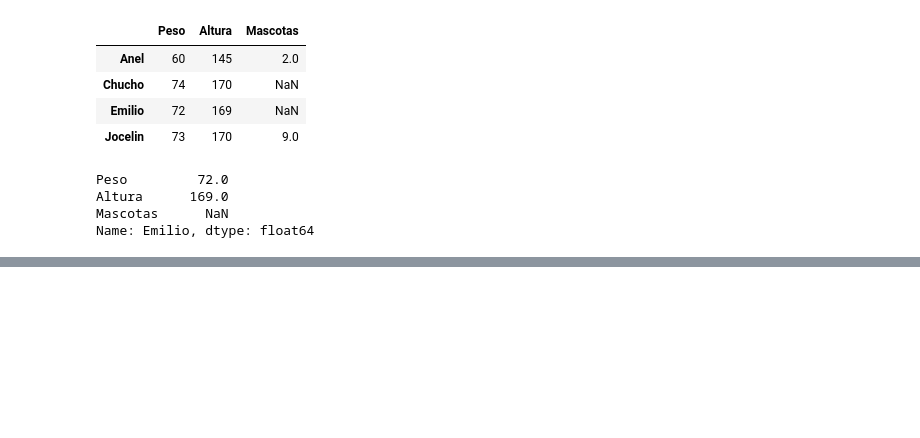
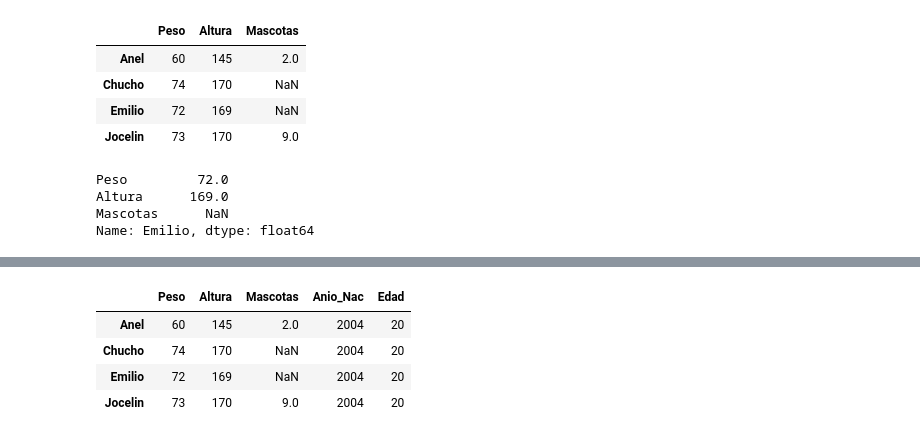
Before and after one commit to itsFDavid/Simulacion, a Jupyter notebook: 02-Pandas/02-Pandas.ipynb, the cells around one changed output, grey strips where cells are left out. Saved outputs shown, nothing was run; the diff lists cells and outputs as text; code cells hidden in the pictures; blank space fills up the shorter version.

```diff
--- a/02-Pandas/02-Pandas.ipynb
+++ b/02-Pandas/02-Pandas.ipynb
@@ -316,0 +414,10 @@ df.iloc[1:3]
+# %%
+## ELiminar una columna existente, devolviendo una copia del DataFrame resultante
+df_mod = df_mod.drop(["Hijos"], axis = 1)
+df_mod
+# %% [output]
+|  | Peso | Altura | Mascotas | Anio_Nac | Edad |
+| Anel | 60 | 145 | 2.0 | 2004 | 20 |
+| Chucho | 74 | 170 | NaN | 2004 | 20 |
+| Emilio | 72 | 169 | NaN | 2004 | 20 |
+| Jocelin | 73 | 170 | 9.0 | 2004 | 20 |
```
Also changed, not shown: parts of 13 cells of this notebook.
